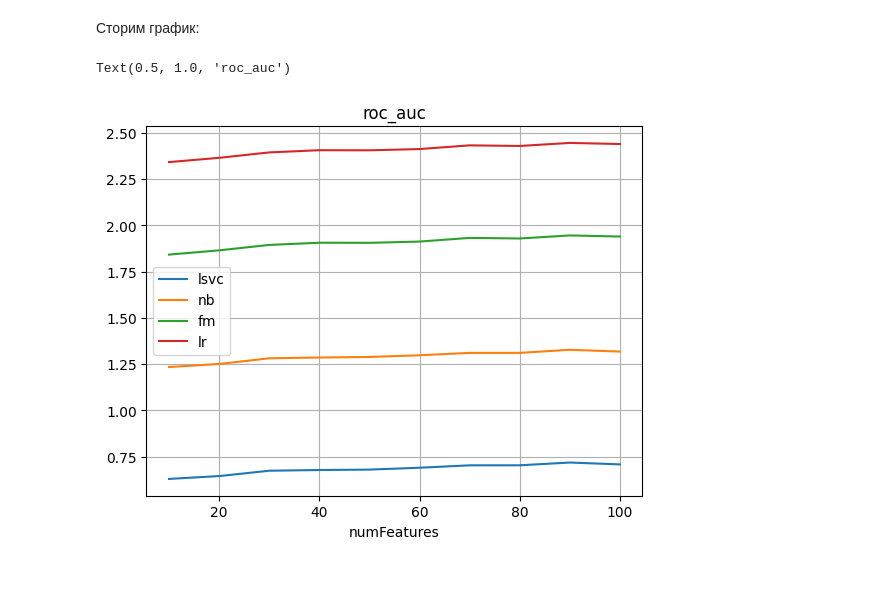
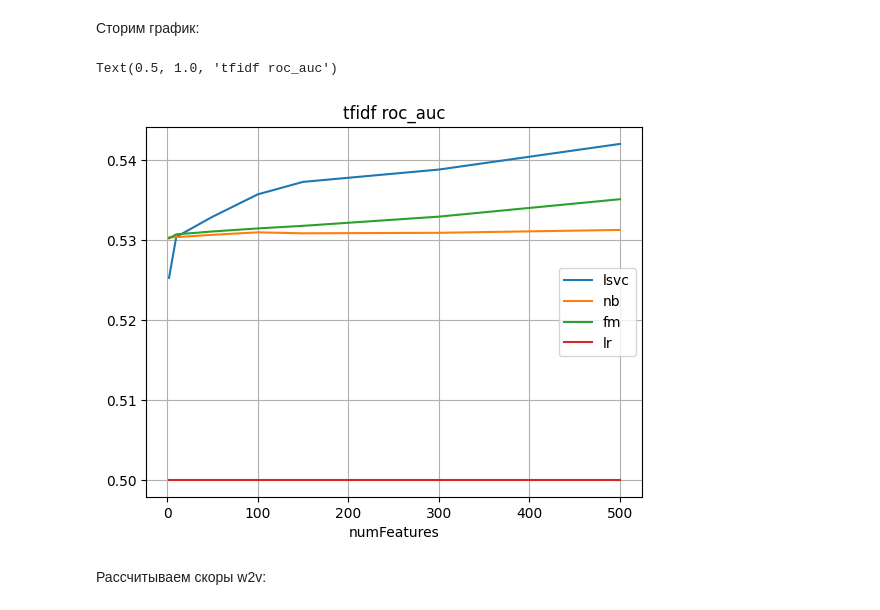
Before and after one commit to dertty/hadoop-mapreduce, a Jupyter notebook: hw5.ipynb, the cells around one changed output. Saved outputs shown, nothing was run; the diff lists cells and outputs as text; code cells hidden in the pictures; blank space fills up the shorter version.

```diff
--- a/hw5.ipynb
+++ b/hw5.ipynb
@@ -19,5 +42,9 @@ sc = spark.sparkContext
 train = spark.read.csv('jigsaw-toxic-comment-classification-challenge/train.csv', sep=',', quote='\"', escape='\"', multiLine=True, header=True, inferSchema=True)
 test = spark.read.csv('jigsaw-toxic-comment-classification-challenge/test.csv', sep=',', quote='\"', escape='\"', multiLine=True, header=True, inferSchema=True)
 test_labels = spark.read.csv('jigsaw-toxic-comment-classification-challenge/test_labels.csv', sep=',', quote='\"', escape='\"', multiLine=True, header=True, inferSchema=True)
-test = test.join(test_labels, 'id')
+# %%
+target_cols = ['toxic', 'severe_toxic', 'obscene', 'threat', 'insult', 'identity_hate',]
+num_features = [2, 10, 50, 75, 100, 150, 300, 500]
+
+test = test.join(test_labels.select('id', *[(F.col(col) * -1).alias(col) for col in target_cols]), 'id')
 # %% [markdown]
@@ -25,23 +52,12 @@ test = test.join(test_labels, 'id')
 # %%
-from pyspark.ml.feature import HashingTF, IDF, Tokenizer
-from pyspark.ml.pipeline import Pipeline
-from pyspark.ml.classification import FMClassifier
-from pyspark.ml.classification import LinearSVC
-from pyspark.ml.classification import NaiveBayes
-from pyspark.ml.classification import LogisticRegression
-from pyspark.ml.evaluation import BinaryClassificationEvaluator, MultilabelClassificationEvaluator
-
-
-target_cols = ['toxic', 'severe_toxic', 'obscene', 'threat', 'insult', 'identity_hate',]
-
 tokenizer = Tokenizer(inputCol="comment_text", outputCol="words")
 
 train_tokenized = tokenizer.transform(train).cache()
 test_tokenized = tokenizer.transform(test).cache()
 
 nums_scores = []
-for numFeatures in range(10, 200, 10):
-    scores = []
+for numFeatures in tqdm.tqdm(num_features):
+
 
     hashingTF = HashingTF(inputCol=tokenizer.getOutputCol(), outputCol="tf", numFeatures=numFeatures)
     idf = IDF(inputCol=hashingTF.getOutputCol(), outputCol="features")
@@ -51,7 +67,7 @@ for numFeatures in range(10, 200, 10):
     train_tfidf = tf_idf_pipe.transform(train_tokenized)
     test_tfidf = tf_idf_pipe.transform(test_tokenized)
 
-    for model in ['lsvc', 'nb', 'fm', 'lr',]:
+    for model in tqdm.tqdm(['lsvc', 'nb', 'fm', 'lr',]):
         model_stages = []
         for target_name in target_cols:
             if model == 'lr':
@@ -73,15 +89,17 @@ for numFeatures in range(10, 200, 10):
 
         model_pipe = Pipeline(stages=model_stages)
         models_transformer = model_pipe.fit(train_tfidf)
-        results = models_transformer.transform(test_tfidf).select(*target_cols, *[f'{x}__rawPredictionCol' for x in target_cols]).cache()
-
+        results = models_transformer.transform(test_tfidf)\
+            .select(*target_cols, *[f'{x}__rawPredictionCol' for x in target_cols]).cache()
+        scores = []
         for target_name in target_cols:
 
-            metrics = BinaryClassificationEvaluator(labelCol=target_name, rawPredictionCol=f'{target_name}__rawPredictionCol')
+            metrics = BinaryClassificationEvaluator(
+                labelCol=target_name,
+                rawPredictionCol=f'{target_name}__rawPredictionCol'
+            )
             scores.append(metrics.evaluate(results))
-
         results.unpersist()
-        print(numFeatures, model, sum(scores) / len(target_cols))
         nums_scores.append((numFeatures, model, sum(scores) / len(target_cols)))
 
 train_tokenized.unpersist()
@@ -89,23 +118,22 @@ test_tokenized.unpersist()
 # %% [markdown]
 Сторим график:
 # %%
-import pandas as pd
-
-
 results = pd.DataFrame(nums_scores, columns=['numFeatures', 'linear_model', 'roc_auc'])
 
 model = 'lsvc'
 ax = results[results['linear_model'] == model]\
     .set_index('numFeatures')\
     .rename(columns={'roc_auc': model})\
     .plot(grid=True, label=model)
 
 for model in ['nb', 'fm', 'lr',]:
     results[results['linear_model'] == model]\
     .set_index('numFeatures')\
     .rename(columns={'roc_auc': model})\
     .plot(grid=True, label=model, ax=ax)
-ax.set_title('roc_auc')
+ax.set_title('tfidf roc_auc')
 # %% [output]
-Text(0.5, 1.0, 'roc_auc')
+Text(0.5, 1.0, 'tfidf roc_auc')
-[figure, old version]
+[figure, new version]
+# %% [markdown]
+Рассчитываем скоры w2v:
```
Also changed, not shown: parts of 7 cells of this notebook, 2 other files.
